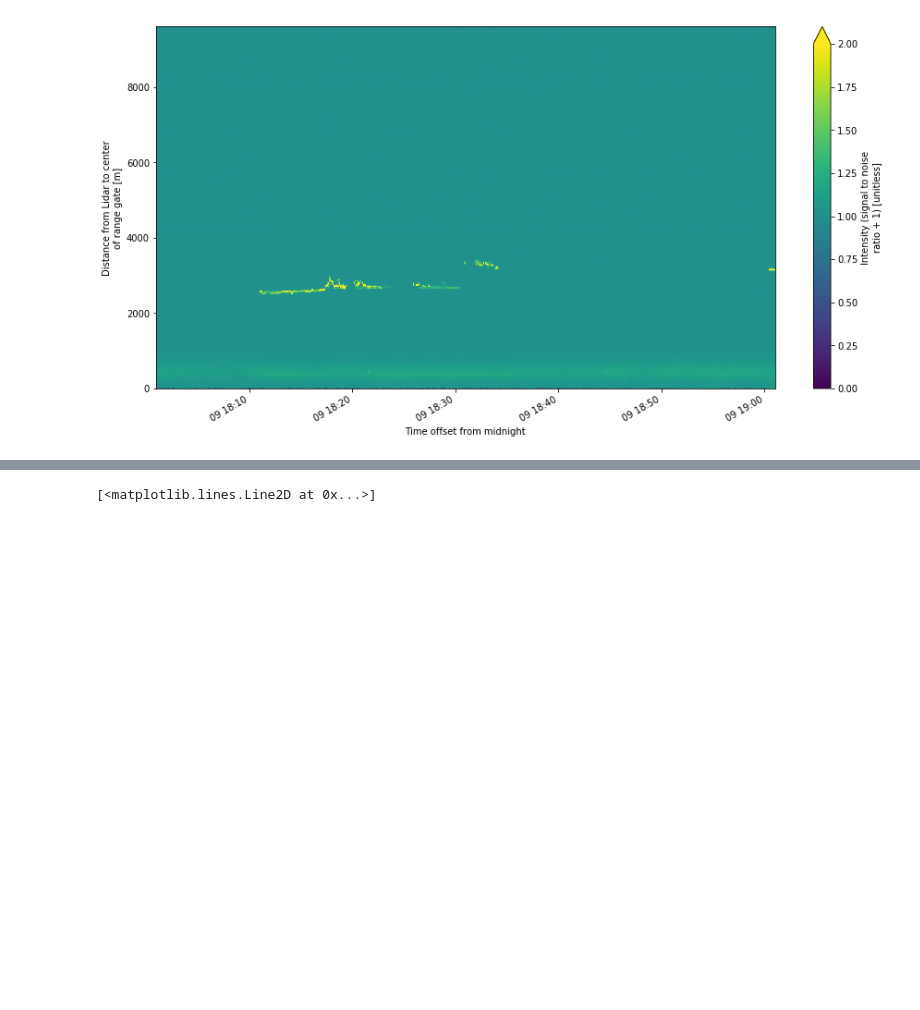
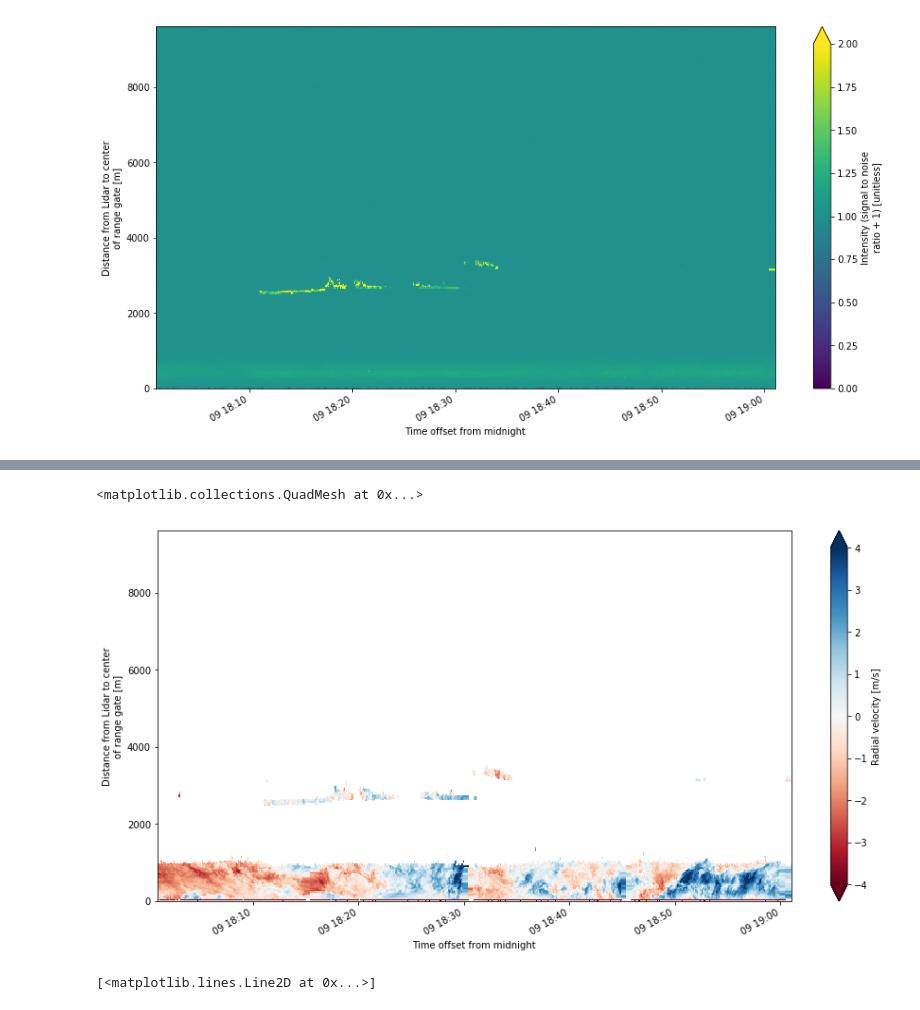
Before and after one commit to ANL-DIGR/arm-summer-2018, a Jupyter notebook: group5/Investigating data on clouds and cloud fraction.ipynb, the cells around one changed output, grey strips where cells are left out. Drawn from its saved outputs; the diff is of its cells as text; code cells hidden in the pictures; blank space fills up the shorter version.

```diff
--- a/group5/Investigating data on clouds and cloud fraction.ipynb
+++ b/group5/Investigating data on clouds and cloud fraction.ipynb
@@ -197,3 +208,12 @@ sm_dataset.radial_velocity.transpose().plot.pcolormesh()
+# %%
+intens = dl_fpt.intensity
+my_fig = plt.figure(figsize=[15,8])
+#Transpose to get time height..  da.sel(time=slice('2000-01-01', '2000-01-02'))
+sm_dataset = dl_fpt.where(intens > 1.03).sel(time=slice('2015-06-09 18:00', '2015-06-09 19:00'))
+sm_dataset.radial_velocity.transpose().plot.pcolormesh(vmin=-4, vmax=4, cmap=plt.cm.RdBu)
+# %% [output]
+<matplotlib.collections.QuadMesh at 0x...>
+[figure, added]
 # %%
 #Axis averaging!
 my_fig = plt.figure(figsize=[15,8])
```
Also changed, not shown: parts of 16 cells of this notebook.
